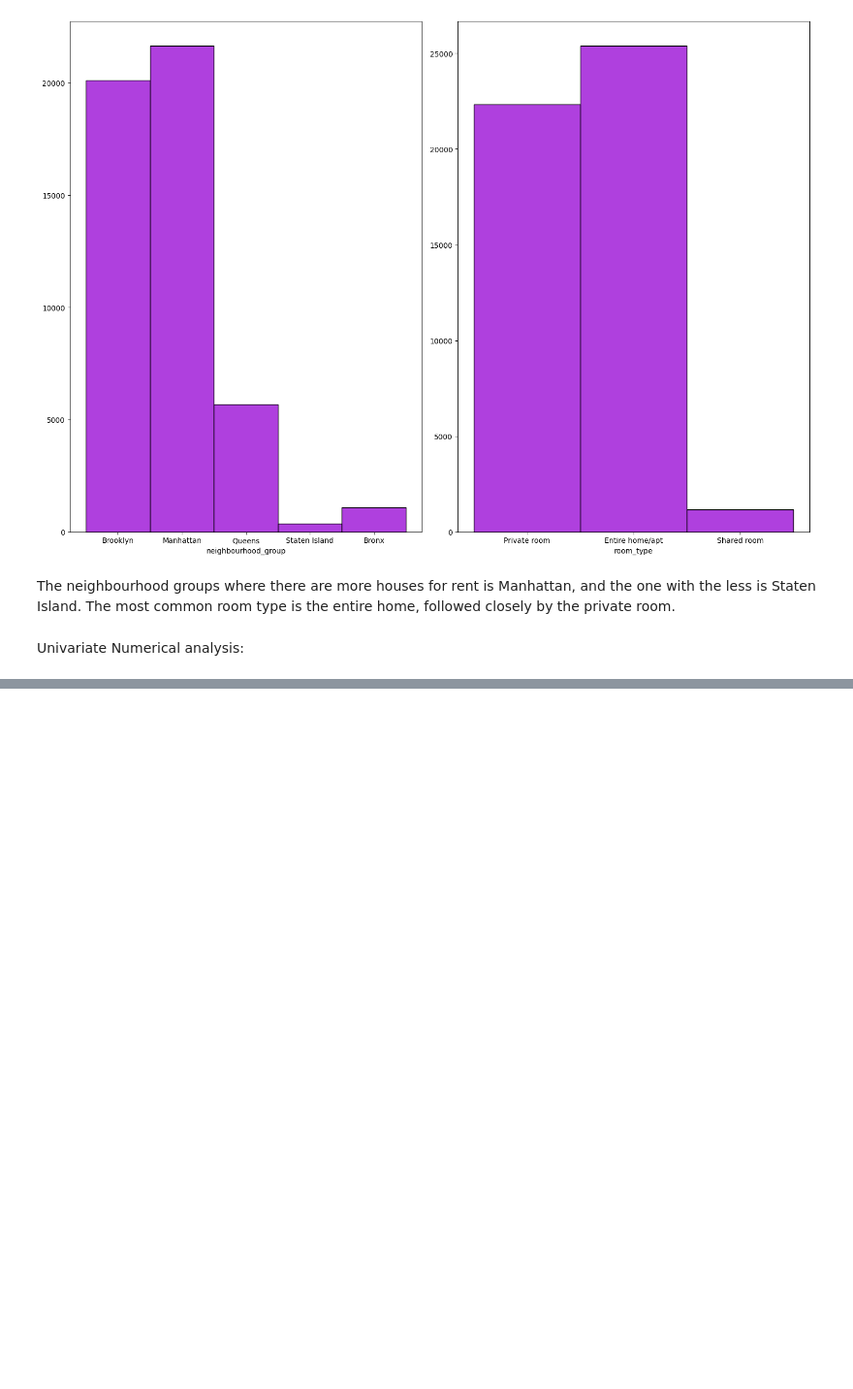
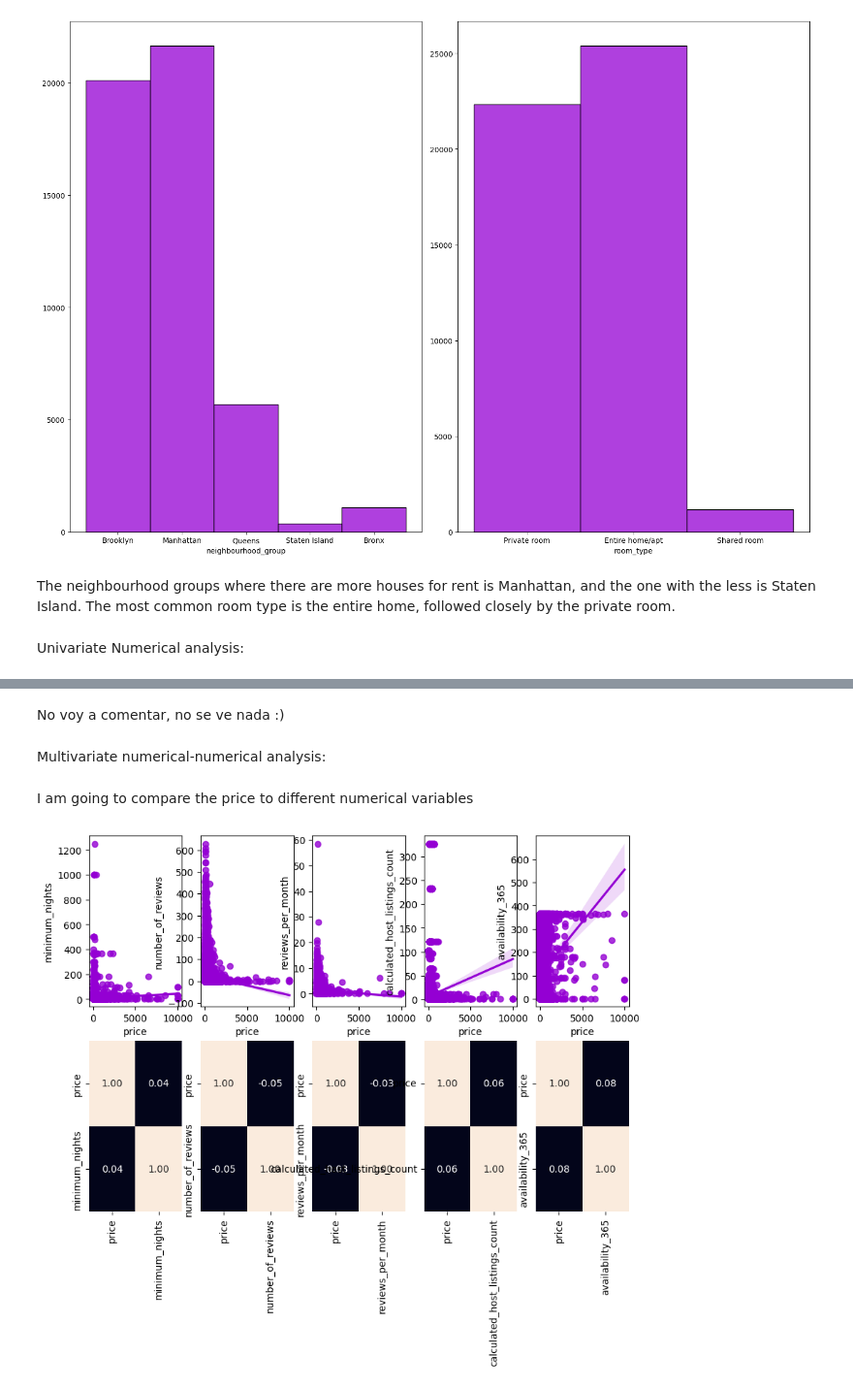
Before and after one commit to paulaechemendia/machine-learning-python-template, a Jupyter notebook: src/explore.ipynb, the cells around one changed output, grey strips where cells are left out. Shown at 97% size. Cells and saved outputs as stored; diff of their text form; code cells hidden in the pictures; blank space fills up the shorter version.

```diff
--- a/src/explore.ipynb
+++ b/src/explore.ipynb
@@ -127,0 +98,22 @@ IndexError: index 2 is out of bounds for axis 0 with size 2
+# %% [markdown]
+No voy a comentar, no se ve nada :)
+# %% [markdown]
+Multivariate numerical-numerical analysis:
+# %% [markdown]
+I am going to compare the price to different numerical variables
+# %%
+fig, axis = plt.subplots(2, 5, figsize = (10, 7))
+
+x_data = ['minimum_nights', 'number_of_reviews', 'reviews_per_month', 'calculated_host_listings_count', 'availability_365']
+
+for i, col in enumerate(x_data):
+    sns.regplot(ax = axis[0, i], data = df, x = "price", y = col, color = 'darkviolet')
+    sns.heatmap(df[["price", col]].corr(), annot = True, fmt = ".2f", ax = axis[1, i], cbar = False)
+
+
+
+
+
+plt.show()
+# %% [output]
+[figure, added]
```
Also changed, not shown: parts of 34 cells of this notebook, 2 other files.
